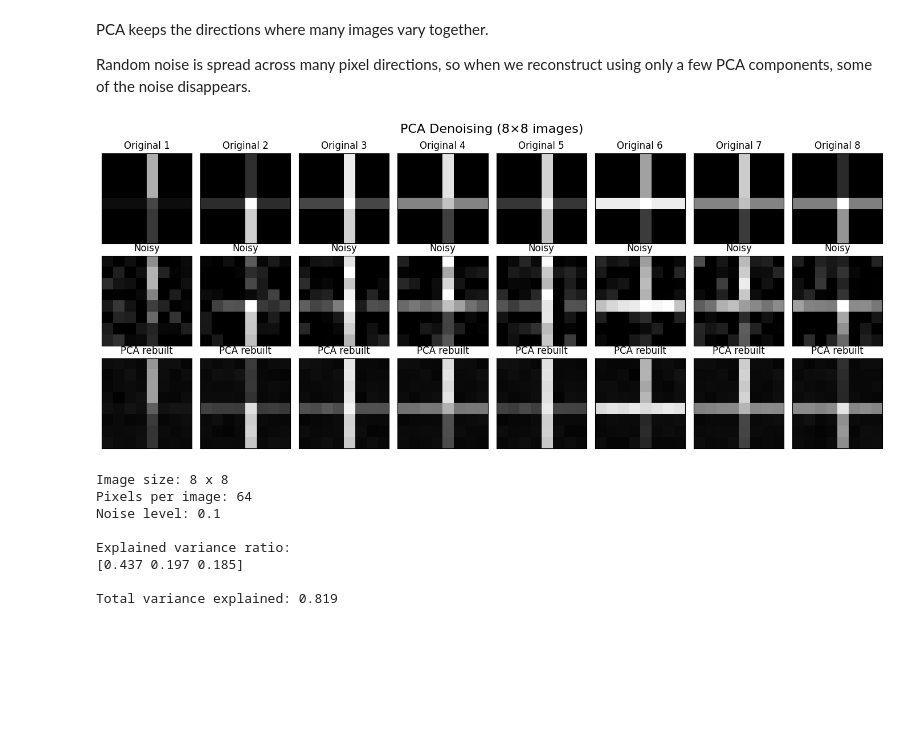
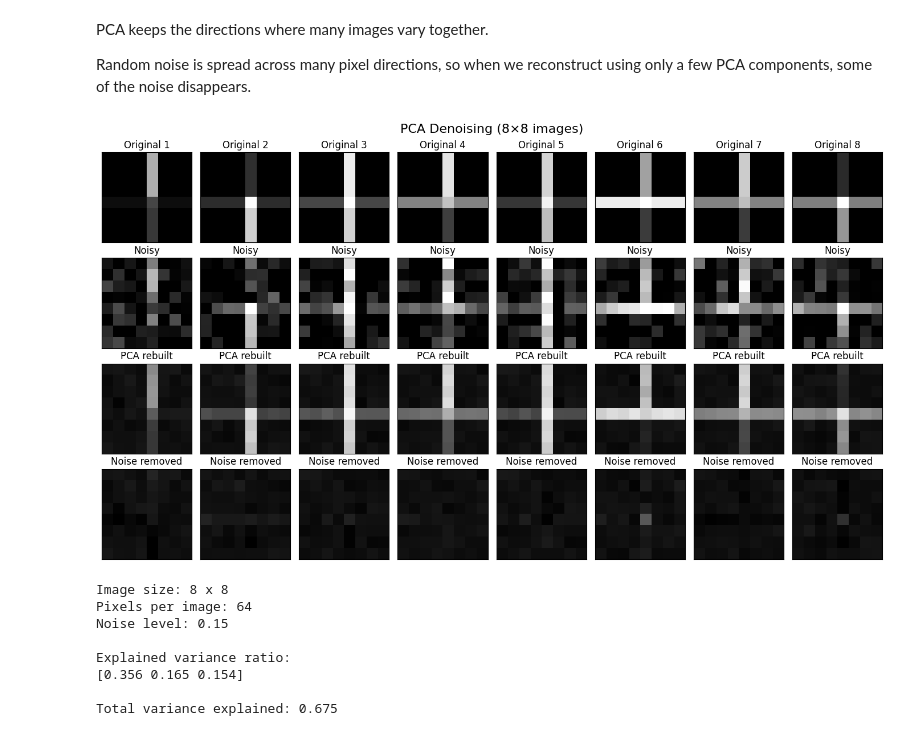
Before and after one commit to AssafR/gd-secret-api, a Jupyter notebook: pca_8x8.ipynb, the cells around one changed output. Drawn from its saved outputs; the diff is of its cells as text; code cells hidden in the pictures; blank space fills up the shorter version.

```diff
--- a/pca_8x8.ipynb
+++ b/pca_8x8.ipynb
@@ -373,10 +573,19 @@ plt.show()
 # Part 6: Reconstruct images from only 2 PCA coordinates
 # --------------------------------------------------
 
-X_reconstructed = pca_2d.inverse_transform(X_pca_2d)
-reconstructed_images = X_reconstructed.reshape(n_images, H, W)
+# Keep only the first 2 PCA coordinates
+X_pca_2d = X_pca_full[:, :2]
 
-n_show = min(10, n_images)
+# Create a full PCA-coordinate matrix, but set all later coordinates to zero
+X_pca_2d_padded = np.zeros_like(X_pca_full)
+X_pca_2d_padded[:, :2] = X_pca_2d
+
+# Reconstruct back to pixel space
+X_reconstructed = pca_full.inverse_transform(X_pca_2d_padded)
+
+reconstructed_images = X_reconstructed.reshape(X.shape[0], H, W)
+
+n_show = min(10, X.shape[0])
 
 plt.figure(figsize=(12, 4))
 
@@ -649,7 +759,6 @@ Random noise is spread across many pixel directions, so when we reconstruct usin
 # (independent of the earlier 4×4 PCA explanation)
 # --------------------------------------------------
 
-from sklearn.decomposition import PCA
 
 # ==================================================
 # Change this to 8, 16, 32 ...
@@ -718,7 +827,7 @@ X_clean = clean_images.reshape(n_images, -1)
 # Add noise
 # ==================================================
 
-noise_level = 0.10
+noise_level = 0.15
 
 X_noisy = X_clean + rng.normal(
     loc=0,
@@ -770,72 +879,60 @@ difference_images = np.abs(
 
 n_show = 8
 
-plt.figure(figsize=(14, 6))
+plt.figure(figsize=(14, 8))
 
 for i in range(n_show):
 
     plt.subplot(4, n_show, i + 1)
-    show_image(
-        clean_images[i],
-        title=f"Original {i+1}"
-    )
+    show_image(clean_images[i], title=f"Original {i+1}")
 
-    plt.subplot(3, n_show, n_show + i + 1)
-    show_image(
-        noisy_images[i],
-        title="Noisy"
-    )
-
-    plt.subplot(3, n_show, 2 * n_show + i + 1)
-    show_image(
-        denoised_images[i],
-        title="PCA rebuilt"
-    )
+    plt.subplot(4, n_show, n_show + i + 1)
+    show_image(noisy_images[i], title="Noisy")
 
     plt.subplot(4, n_show, 2 * n_show + i + 1)
-    show_image(
-        difference_images[i],
-        title="Noise removed"
-    )
+    show_image(denoised_images[i], title="PCA rebuilt")
+
+    plt.subplot(4, n_show, 3 * n_show + i + 1)
+    show_image(difference_images[i], title="Noise removed")
 
 plt.suptitle(
     f"PCA Denoising ({DEMO_SIZE}×{DEMO_SIZE} images)",
     fontsize=16
 )
 
 plt.tight_layout()
 plt.show()
 
 # ==================================================
 # Statistics
 # ==================================================
 
 print("Image size:", DEMO_SIZE, "x", DEMO_SIZE)
 print("Pixels per image:", DEMO_SIZE * DEMO_SIZE)
 print("Noise level:", noise_level)
 
 print("\nExplained variance ratio:")
 print(
     np.round(
         pca_denoise.explained_variance_ratio_,
         3
     )
 )
 
 print(
     "\nTotal variance explained:",
     round(
         pca_denoise.explained_variance_ratio_.sum(),
         3
     )
 )
 # %% [output]
-[figure, old version]
+[figure, new version]
 Image size: 8 x 8
 Pixels per image: 64
-Noise level: 0.1
+Noise level: 0.15
 
 Explained variance ratio:
-[0.437 0.197 0.185]
+[0.356 0.165 0.154]
 
-Total variance explained: 0.819
+Total variance explained: 0.675
```
Also changed, not shown: parts of 10 cells of this notebook, 3 other files.
